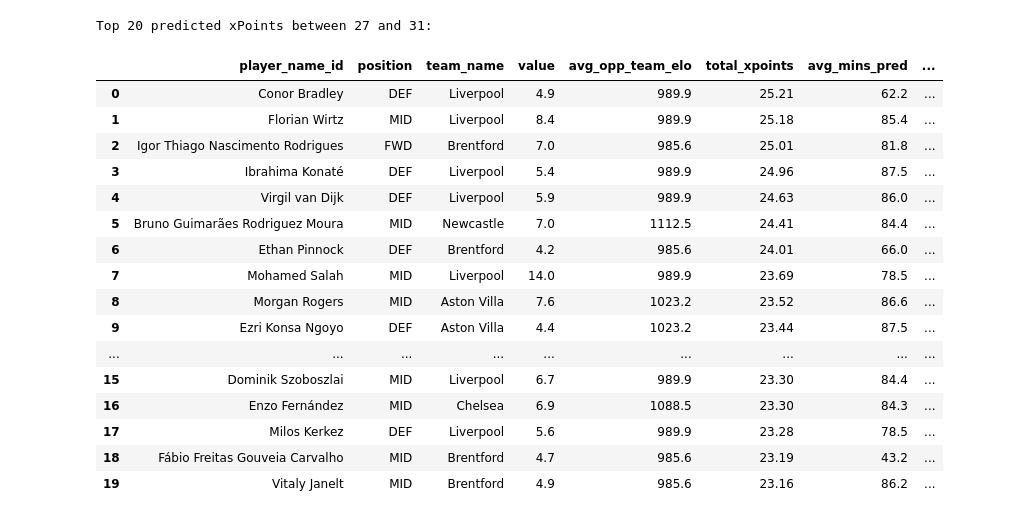
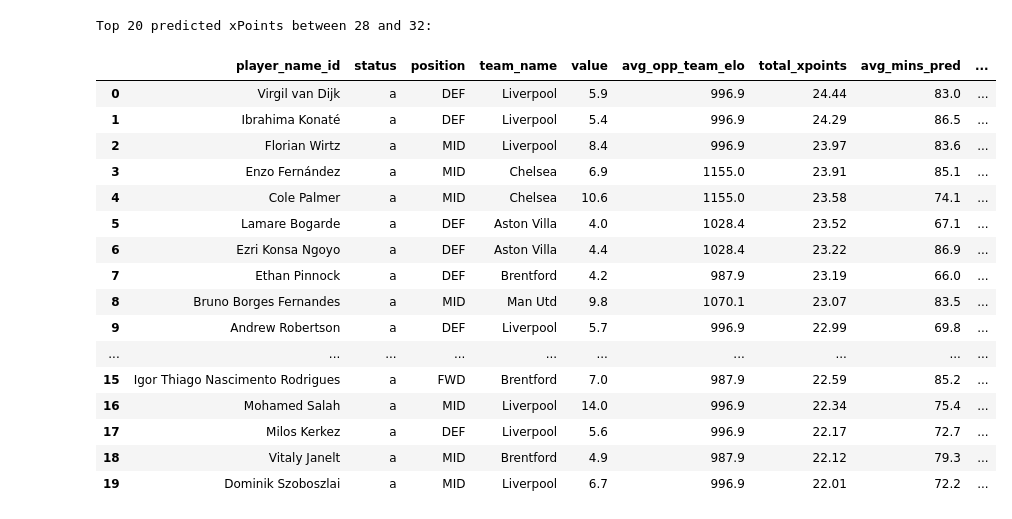
Before and after one commit to chrisimpacts/FPL-Points-Predictor, a Jupyter notebook: DIVX-Team-Analysis.ipynb, the cells around one changed output. Cells and saved outputs as stored; diff of their text form; code cells hidden in the pictures.

```diff
--- a/DIVX-Team-Analysis.ipynb
+++ b/DIVX-Team-Analysis.ipynb
@@ -6,7 +6,7 @@ import time
 start=time.perf_counter()
 # %%
 #add this info to a settings dict?
-current_gw = 26
+current_gw = 27
 stats_current_gameweek = current_gw
 picks_current_gameweek = current_gw
 current_season = 20252026
@@ -92,13 +64,19 @@ print(f"Best players for next 5 gameweeks with exponential decay (normalized): G
 # w * (1 + d + d^2 + d^3 + d^4) = 1
 # So w = 1 / (1 + d + d^2 + d^3 + d^4)
 
-decay_factor = 0.25 #  lower decay factor means more emphasis on nearer gws, 1 is equal weights.
+decay_factor = 0.75 #  lower decay factor means more emphasis on nearer gws, 1 is equal weights.
 weight_sum = sum([decay_factor**i for i in range(5)])
 initial_weight = 1 / weight_sum # weights add to 1
 
 view = db_creator.run_sql(f"""
+    WITH predictions_status AS (
+    SELECT *
+    FROM predictions
+    LEFT JOIN player_status ON predictions.element = player_status.id
+    )
     SELECT
         player_name_id,
+        status,
         in_my_team,
         position,
         team_name,
@@ -117,9 +95,10 @@ view = db_creator.run_sql(f"""
         ROUND(AVG(xgp90_pred),3) AS avg_xgp90_pred,
         ROUND(AVG(xap90_pred),3) AS avg_xap90_pred,
         ROUND(AVG(xgcp90_pred),3) AS avg_xgcp90_pred
-    FROM predictions
+    FROM predictions_status
     WHERE event BETWEEN {picks_current_gameweek+1} AND {picks_current_gameweek+5}
-    GROUP BY player_name_id, position, team_name, in_my_team
+        AND status IN ('a', 'd')
+    GROUP BY player_name_id, status, position, team_name, in_my_team
     ORDER BY total_xpoints_decayed DESC
 """)
 view.head(50)
@@ -145,41 +124,48 @@ Best players for next 5 gameweeks with exponential decay (normalized): GW27 to G
 # %%
 print(f"\nTop 20 predicted xPoints between {picks_current_gameweek+1} and {picks_current_gameweek+5}:")
 next5gw_predictions = db_creator.run_sql(f"""
+    WITH predictions_status AS (
+    SELECT *
+    FROM predictions
+    LEFT JOIN player_status ON predictions.element = player_status.id
+    )
     SELECT
         player_name_id,
+        status,
         position,
         team_name,
         value/10 as value,
         ROUND(AVG(opp_team_elo),1) AS avg_opp_team_elo,
         ROUND(SUM(xpoints),2) AS total_xpoints,
         ROUND(AVG(mins_pred),1) AS avg_mins_pred,
         ROUND(AVG(xgp90_pred),3) AS avg_xgp90_pred,
         ROUND(AVG(xap90_pred),3) AS avg_xap90_pred,
         ROUND(AVG(xgcp90_pred),3) AS avg_xgcp90_pred
-    FROM predictions
+    FROM predictions_status
     WHERE event BETWEEN {picks_current_gameweek+1} AND {picks_current_gameweek+5}
+        AND status IN ('a', 'd')
         -- AND position = 'FWD'
         -- AND value <= 45
-    GROUP BY player_name_id, position, team_name, value
+    GROUP BY player_name_id, status, position, team_name, value
     ORDER BY total_xpoints DESC
 """)
 next5gw_predictions.head(20)
 # %% [output]
-Top 20 predicted xPoints between 27 and 31:
+Top 20 predicted xPoints between 28 and 32:
-|  | player_name_id | position | team_name | value | avg_opp_team_elo | total_xpoints | avg_mins_pred | ... |
-| 0 | Conor Bradley | DEF | Liverpool | 4.9 | 989.9 | 25.21 | 62.2 | ... |
-| 1 | Florian Wirtz | MID | Liverpool | 8.4 | 989.9 | 25.18 | 85.4 | ... |
-| 2 | Igor Thiago Nascimento Rodrigues | FWD | Brentford | 7.0 | 985.6 | 25.01 | 81.8 | ... |
-| 3 | Ibrahima Konaté | DEF | Liverpool | 5.4 | 989.9 | 24.96 | 87.5 | ... |
-| 4 | Virgil van Dijk | DEF | Liverpool | 5.9 | 989.9 | 24.63 | 86.0 | ... |
-| 5 | Bruno Guimarães Rodriguez Moura | MID | Newcastle | 7.0 | 1112.5 | 24.41 | 84.4 | ... |
-| 6 | Ethan Pinnock | DEF | Brentford | 4.2 | 985.6 | 24.01 | 66.0 | ... |
-| 7 | Mohamed Salah | MID | Liverpool | 14.0 | 989.9 | 23.69 | 78.5 | ... |
-| 8 | Morgan Rogers | MID | Aston Villa | 7.6 | 1023.2 | 23.52 | 86.6 | ... |
-| 9 | Ezri Konsa Ngoyo | DEF | Aston Villa | 4.4 | 1023.2 | 23.44 | 87.5 | ... |
-| ... | ... | ... | ... | ... | ... | ... | ... | ... |
-| 15 | Dominik Szoboszlai | MID | Liverpool | 6.7 | 989.9 | 23.30 | 84.4 | ... |
-| 16 | Enzo Fernández | MID | Chelsea | 6.9 | 1088.5 | 23.30 | 84.3 | ... |
-| 17 | Milos Kerkez | DEF | Liverpool | 5.6 | 989.9 | 23.28 | 78.5 | ... |
-| 18 | Fábio Freitas Gouveia Carvalho | MID | Brentford | 4.7 | 985.6 | 23.19 | 43.2 | ... |
-| 19 | Vitaly Janelt | MID | Brentford | 4.9 | 985.6 | 23.16 | 86.2 | ... |
+|  | player_name_id | status | position | team_name | value | avg_opp_team_elo | total_xpoints | avg_mins_pred | ... |
+| 0 | Virgil van Dijk | a | DEF | Liverpool | 5.9 | 996.9 | 24.44 | 83.0 | ... |
+| 1 | Ibrahima Konaté | a | DEF | Liverpool | 5.4 | 996.9 | 24.29 | 86.5 | ... |
+| 2 | Florian Wirtz | a | MID | Liverpool | 8.4 | 996.9 | 23.97 | 83.6 | ... |
+| 3 | Enzo Fernández | a | MID | Chelsea | 6.9 | 1155.0 | 23.91 | 85.1 | ... |
+| 4 | Cole Palmer | a | MID | Chelsea | 10.6 | 1155.0 | 23.58 | 74.1 | ... |
+| 5 | Lamare Bogarde | a | DEF | Aston Villa | 4.0 | 1028.4 | 23.52 | 67.1 | ... |
+| 6 | Ezri Konsa Ngoyo | a | DEF | Aston Villa | 4.4 | 1028.4 | 23.22 | 86.9 | ... |
+| 7 | Ethan Pinnock | a | DEF | Brentford | 4.2 | 987.9 | 23.19 | 66.0 | ... |
+| 8 | Bruno Borges Fernandes | a | MID | Man Utd | 9.8 | 1070.1 | 23.07 | 83.5 | ... |
+| 9 | Andrew Robertson | a | DEF | Liverpool | 5.7 | 996.9 | 22.99 | 69.8 | ... |
+| ... | ... | ... | ... | ... | ... | ... | ... | ... | ... |
+| 15 | Igor Thiago Nascimento Rodrigues | a | FWD | Brentford | 7.0 | 987.9 | 22.59 | 85.2 | ... |
+| 16 | Mohamed Salah | a | MID | Liverpool | 14.0 | 996.9 | 22.34 | 75.4 | ... |
+| 17 | Milos Kerkez | a | DEF | Liverpool | 5.6 | 996.9 | 22.17 | 72.7 | ... |
+| 18 | Vitaly Janelt | a | MID | Brentford | 4.9 | 987.9 | 22.12 | 79.3 | ... |
+| 19 | Dominik Szoboszlai | a | MID | Liverpool | 6.7 | 996.9 | 22.01 | 72.2 | ... |
```
Also changed, not shown: parts of 13 cells of this notebook, 1 other file.
